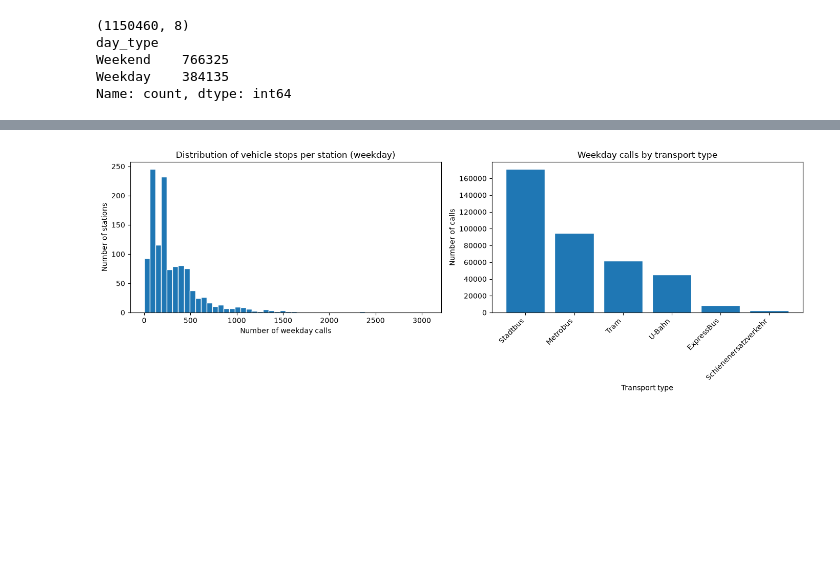
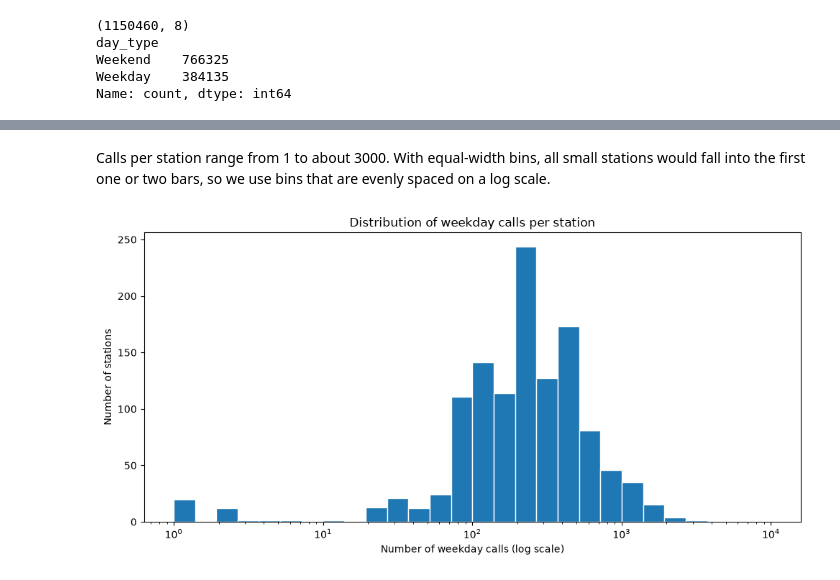
Before and after one commit to dimitrisavellas/Vizualization_Project-, a Jupyter notebook: problem_1_solution.ipynb, the cells around one changed output, grey strips where cells are left out. Saved outputs shown, nothing was run; the diff lists cells and outputs as text; code cells hidden in the pictures; blank space fills up the shorter version.

```diff
--- a/problem_1_solution.ipynb
+++ b/problem_1_solution.ipynb
@@ -3,0 +15,6 @@
+# %%
+data_dir = Path("data_mvg")
+names = ['routes', 'stops', 'trips', 'stop_times', 'calendar']
+
+tables = {name: pd.read_csv(data_dir / f'{name}.txt') for name in names}
+routes, stops, trips, stop_times, calendar = tables.values()
@@ -3,0 +49,9 @@
+# %%
+# Assign child stops to their parent stations
+
+print(f"stops with a parent station: {stops['parent_station'].notnull().sum()}")
+print(f"unique parent stations : {stops['parent_station'].nunique()}")
+
+stops['station'] = stops['parent_station'].fillna(stops['stop_id'])
+
+print(f"Unique effective stations: {stops['station'].nunique()} should equal parent stops (unique count)")
@@ -3,0 +103,5 @@
+# %%
+# Map the child stops to their parent stations in the stop_times table
+stop_id_to_station = stops.set_index('stop_id')['station']
+stop_times['station'] = stop_times['stop_id'].map(stop_id_to_station)
+print(f"Unmapped stations: {stop_times['station'].isna().sum()}")
@@ -189,22 +511,18 @@ calls_per_station.head(10)
+# %% [markdown]
+Calls per station range from 1 to about 3000. With equal-width bins, all small stations would
+fall into the first one or two bars, so we use bins that are evenly spaced on a log scale.
 # %%
-fig, (ax1, ax2) = plt.subplots(1, 2, figsize=(14, 5))
+fig, ax = plt.subplots(figsize=(10, 5))
 
-# Left: distribution of calls per station
-ax1.hist(calls_per_station['num_calls'], bins=50, edgecolor='white')
-ax1.set_xlabel('Number of weekday calls')
-ax1.set_ylabel('Number of stations')
-ax1.set_title('Distribution of vehicle stops per station (weekday)')
+bins = np.logspace(0, 4, 29)
+ax.hist(calls_per_station['num_calls'], bins=bins, edgecolor='white')
+ax.set_xscale('log')
 
-# Right: total calls by route type
-calls_by_type = weekday_calls.groupby('route_desc').size().sort_values(ascending=False)
-ax2.bar(calls_by_type.index, calls_by_type.values, edgecolor='white')
-ax2.set_xlabel('Transport type')
-ax2.set_ylabel('Number of calls')
-ax2.set_title('Weekday calls by transport type')
-ax2.set_xticks(range(len(calls_by_type)))
-ax2.set_xticklabels(calls_by_type.index, rotation=45, ha='right')
+ax.set_xlabel('Number of weekday calls (log scale)')
+ax.set_ylabel('Number of stations')
+ax.set_title('Distribution of weekday calls per station')
 
 plt.tight_layout()
 plt.show()
 # %% [output]
-[figure, old version]
+[figure, new version]
```
Also changed, not shown: parts of 52 cells of this notebook, 1 other file.
